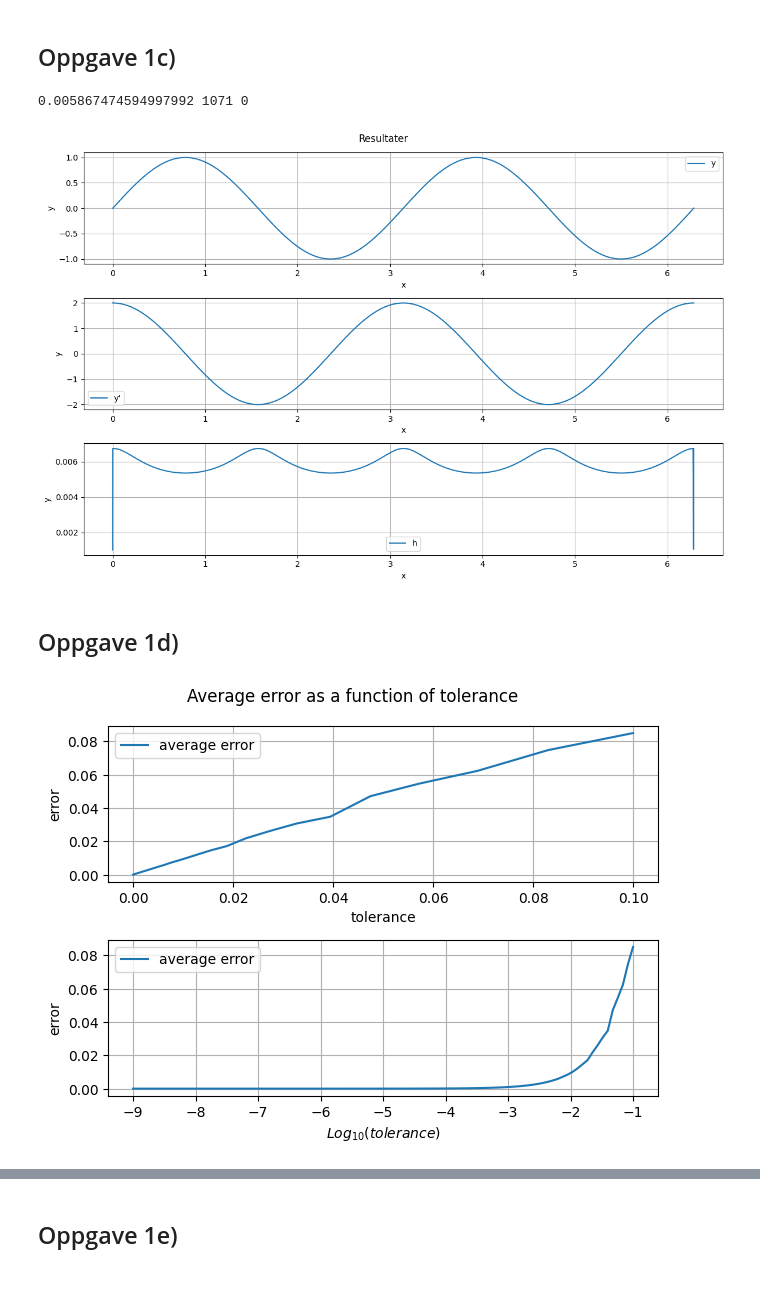
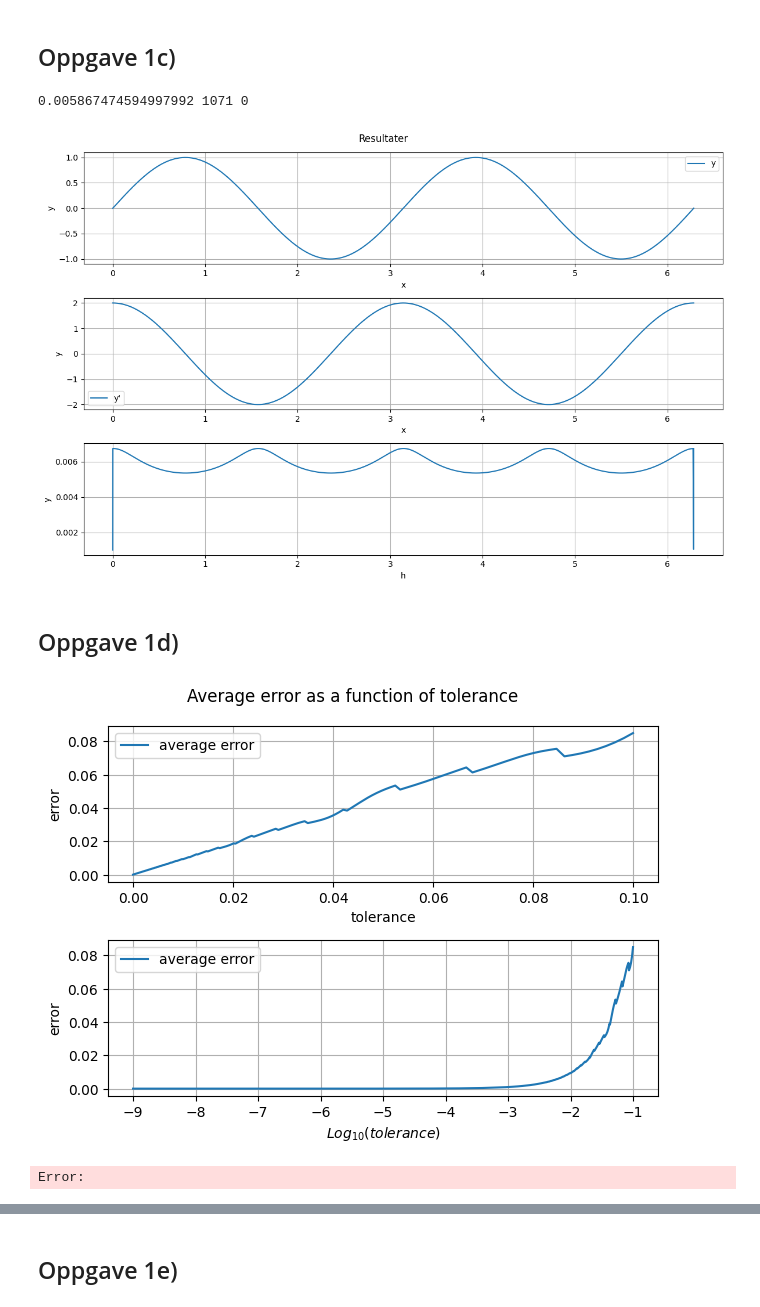
Before and after one commit to KristofferEide06/usadel-bvp-solvers, a Jupyter notebook: temp/jenskrøll_superlocked.ipynb, the cells around one changed output, grey strips where cells are left out. Saved outputs shown, nothing was run; the diff lists cells and outputs as text; code cells hidden in the pictures.

```diff
--- a/temp/jenskrøll_superlocked.ipynb
+++ b/temp/jenskrøll_superlocked.ipynb
@@ -17,9 +17,19 @@ import numpy as np
 from scipy.integrate import solve_bvp
 from numba.typed import List, Dict
 from numba import njit, types
-def plot_solution(ax: plt.Axes, X: np.ndarray, Y: np.ndarray, label: str = "",
-                   xlabel: str="x", ylabel: str ="y", **plot_kwargs) -> None:
-    """Plot a single BVP solution on the given axes."""
+import numpy.typing as npt
+dict_type = types.DictType(types.unicode_type, types.float64)
+
+def plot_solution(
+        ax: plt.Axes,
+        X: npt.NDArray[np.float64],
+        Y: npt.NDArray[np.float64],
+        label: str = "",
+        xlabel: str="x",
+        ylabel: str ="y",
+        **plot_kwargs,
+        ) -> None:
+    """Plot a single solution on the given axes."""
 
     ax.plot(X, Y, label=label, **plot_kwargs)
     ax.set_xlabel(xlabel)
@@ -45,11 +55,13 @@ params["alpha"] = 0.8
 
 
 @njit
-def func_1(x,y):
+def diff_system_1(x:float,y:float) -> npt.NDArray[np.float64]:
+    """calculates y' and y'' from x, y, y' and the first given differential system."""
     return  np.array([y[1], -4*np.sin(2*x)])
 
 @njit
-def IVP_solver_1(params): #-> tuple[np.ndarray, np.ndarray, np.ndarray, np.ndarray, float, float]:
+def IVP_solver_1(params: Dict[str,float]) -> tuple[List, List, List, List, int, int]:
+    """ solves the first given differential system using rk3 and adjusting step length with rk4"""
     accepted = 0
     rejected = 0
     x_list = List()
@@ -62,15 +74,15 @@ def IVP_solver_1(params): #-> tuple[np.ndarray, np.ndarray, np.ndarray, np.ndarr
     y_init[1] = params["y'_0"]
     y_list.append(y_init)
     h_list.append(params["h_0"])
-    k_1 = func_1(x_list[0],y_list[0])
+    k_1 = diff_system_1(x_list[0],y_list[0])
 
     while x_list[accepted]<params["x_end"]:
         h_list[accepted] = min(h_list[accepted], params["x_end"]-x_list[accepted])
-        k_2 = func_1(x_list[accepted]+1/2*h_list[accepted], y_list[accepted] + 1/2*h_list[accepted]*k_1)
-        k_3 = func_1(x_list[accepted] + 3/4*h_list[accepted], y_list[accepted] + 3/4*h_list[accepted]*k_2)
+        k_2 = diff_system_1(x_list[accepted]+1/2*h_list[accepted], y_list[accepted] + 1/2*h_list[accepted]*k_1)
+        k_3 = diff_system_1(x_list[accepted] + 3/4*h_list[accepted], y_list[accepted] + 3/4*h_list[accepted]*k_2)
         y_new= y_list[accepted] + 1/9*h_list[accepted]*(2*k_1+3*k_2+4*k_3)
         x_new = x_list[accepted] + h_list[accepted]
-        k_4 = func_1(x_new,y_new)
+        k_4 = diff_system_1(x_new,y_new)
         z_new = y_list[accepted] + 1/24*h_list[accepted]*(7*k_1 + 6*k_2 + 8*k_3 + 3*k_4)
         est = np.sqrt(np.sum((y_new - z_new)**2))
         h_new = (params["alpha"] * h_list[accepted] * (params["tol"]/est)**(1/3))
@@ -89,48 +101,50 @@ def IVP_solver_1(params): #-> tuple[np.ndarray, np.ndarray, np.ndarray, np.ndarr
 x_list, y_list, z_list, h_list, accepted, rejected = IVP_solver_1(params)
 y_array = np.stack(y_list)
 fig, axes = plt.subplots(3, 1, figsize=[12,8])
-plot_solution(ax=axes[0], X=np.array(x_list), Y = y_array[:,0], label = "y")
-plot_solution(ax=axes[1], X=np.array(x_list), Y = y_array[:,1], label = "y'")
-plot_solution(ax=axes[2], X=np.array(x_list), Y = np.array(h_list), label = "h")
+plot_solution(ax=axes[0], X=np.array(x_list), Y = y_array[:,0], ylabel = "y")
+plot_solution(ax=axes[1], X=np.array(x_list), Y = y_array[:,1], ylabel = "y'")
+plot_solution(ax=axes[2], X=np.array(x_list), Y = np.array(h_list), ylabel = "h")
 fig.suptitle("Resultater")
 plt.tight_layout()
 print(np.average(h_list),accepted, rejected)
 # %% [output]
 0.005867474594997992 1071 0
-[figure, old version]
+[figure, new version]
 # %% [markdown]
 ## Oppgave 1d)
 # %%
 params["x_init"] = 0.0
 params["x_end"]= 2*np.pi
 params["y_0"] = 0.0
 params["y'_0"] = 2.0
 params["h_0"] = 1e-3
-params["tol"] = 1e-7
+params["tol"] = 1e-3
 params["alpha"] = 0.8
 
-def solution(x):
+def solution(x: float) -> float:
+    """returns the analytic solution y(x) = sin(2x)."""
     return np.sin(2*x)
 
-exponent_array = np.linspace(1,9,100)
+exponent_array = np.linspace(1,9,1000)
 error_avg_list = List()
 
 for exp in exponent_array:
     params["tol"]=10**(-exp)
     x_list, y_list, _,_,_,_ = IVP_solver_1(params)
     y_array = np.stack(y_list)
     error_avg = np.linalg.norm(solution(np.array(x_list))-y_array[:,0])
     error_avg_list.append(error_avg)
 error_avg_array = np.array(error_avg_list)
 
 
 fig, ax = plt.subplots(2,1)
 plot_solution(ax=ax[0], X=10**(-exponent_array), Y = error_avg_array, label = "average error", xlabel="tolerance", ylabel="error")
 plot_solution(ax=ax[1], X=-exponent_array, Y = error_avg_array, label = "average error", xlabel="$Log_{10}(tolerance)$", ylabel="error")
 fig.suptitle("Average error as a function of tolerance")
 fig.tight_layout()
 # %% [output]
-[figure, old version]
+[figure, new version]
+Error:
 # %%
 
 
```
Also changed, not shown: parts of 5 cells of this notebook.
